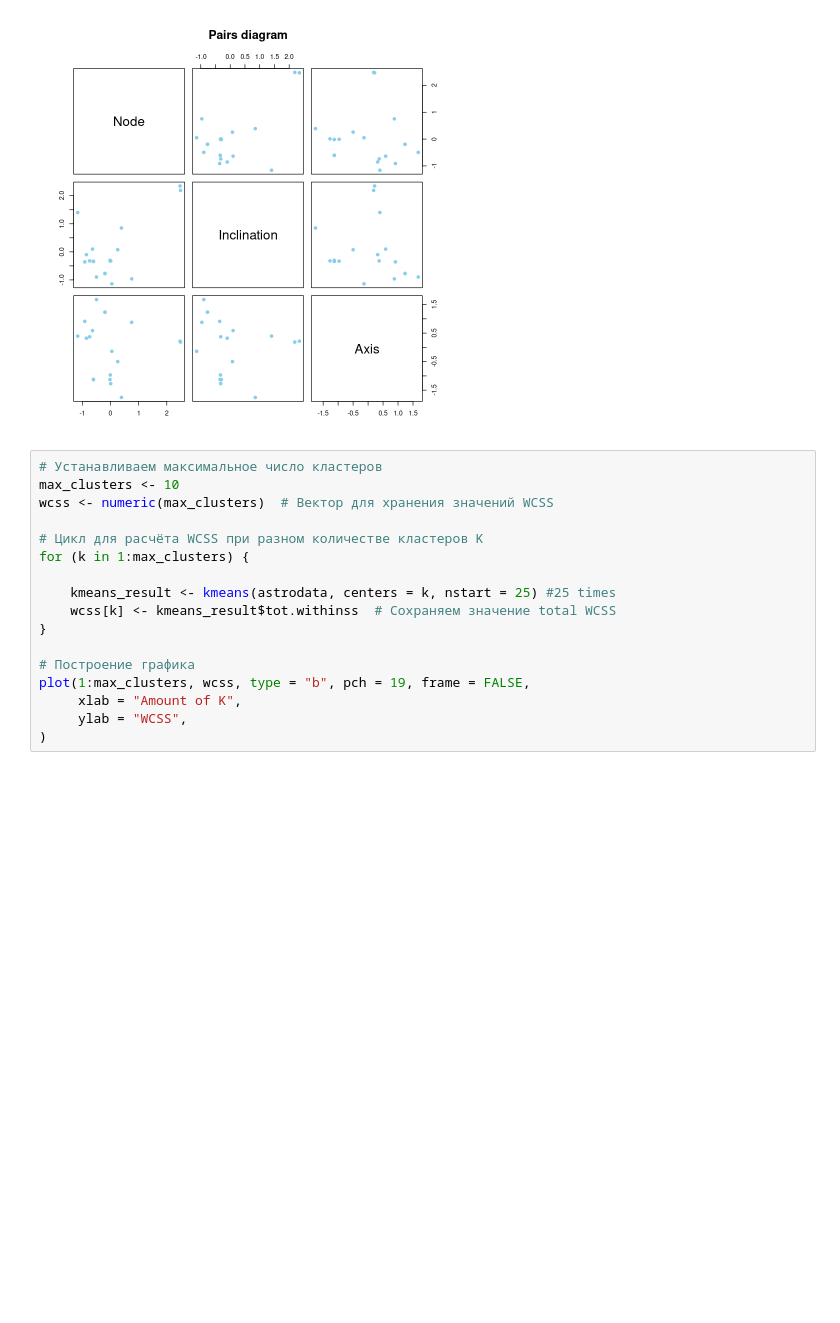
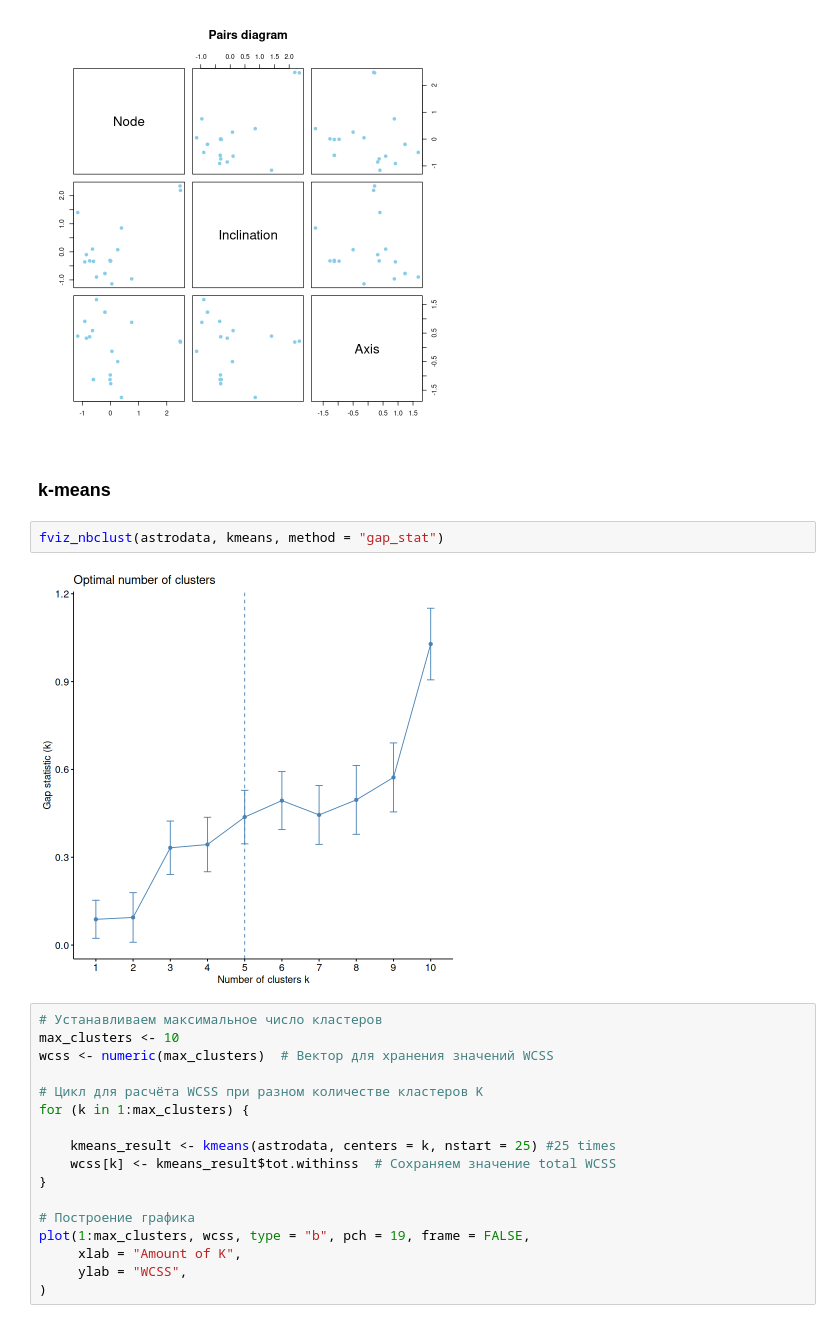
Before and after one commit to Ad04ka/statistics, a Jupyter notebook: statistic/code/cluster_analysis.ipynb, the cells around one changed output. Drawn from its saved outputs; the diff is of its cells as text; blank space fills up the shorter version.

```diff
--- a/statistic/code/cluster_analysis.ipynb
+++ b/statistic/code/cluster_analysis.ipynb
@@ -99,6 +102,12 @@ pairs(astrodata,
       pch = 19, col = "skyblue")
 # %% [output]
 [figure]
+# %% [markdown]
+### k-means
+# %%
+fviz_nbclust(astrodata, kmeans, method = "gap_stat")
+# %% [output]
+[figure, added]
 # %%
 # Устанавливаем максимальное число кластеров
 max_clusters <- 10
```
Also changed, not shown: parts of 35 cells of this notebook, 3 other files.
